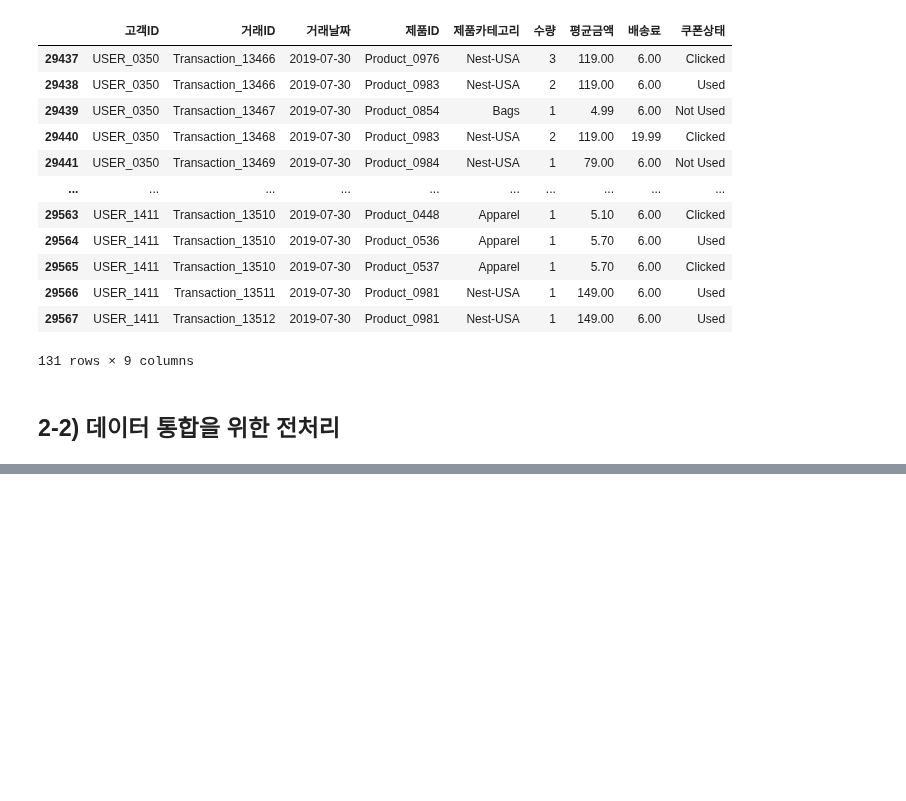
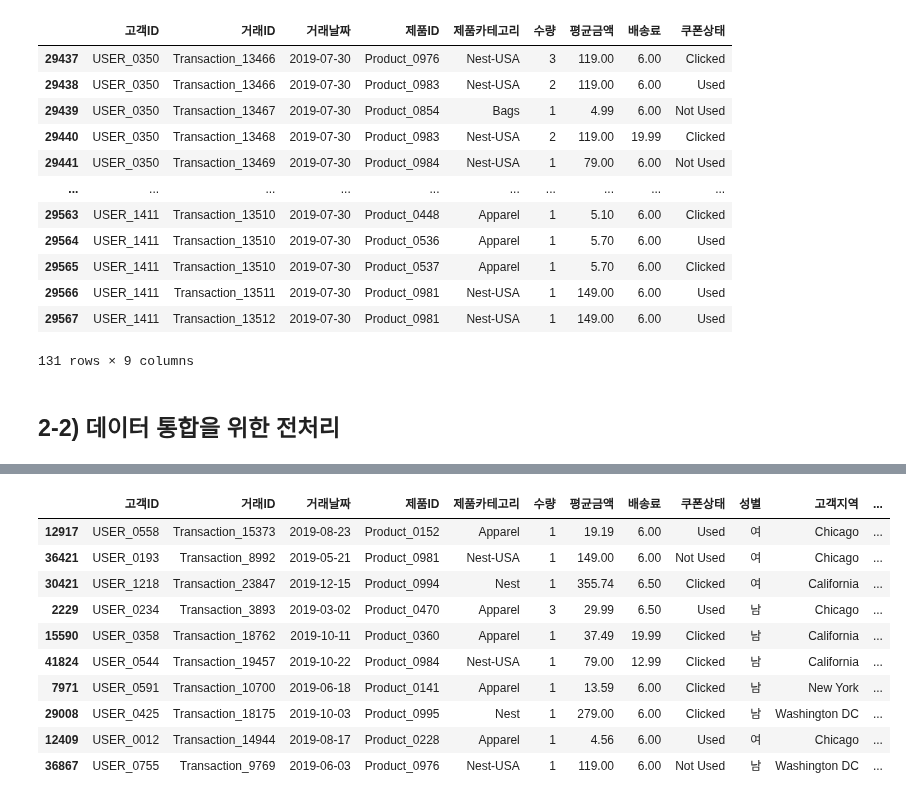
Before and after one commit to tiod0611/practice_language, a Jupyter notebook: python/데이터분석/ecommerce/훈태박사_공유코드.ipynb, the cells around one changed output, grey strips where cells are left out. Drawn from its saved outputs; the diff is of its cells as text; code cells hidden in the pictures; blank space fills up the shorter version.

```diff
--- a/python/데이터분석/ecommerce/훈태박사_공유코드.ipynb
+++ b/python/데이터분석/ecommerce/훈태박사_공유코드.ipynb
@@ -390,0 +302,14 @@ month_dict = {
+# %%
+df.sample(10)
+# %% [output]
+|  | 고객ID | 거래ID | 거래날짜 | 제품ID | 제품카테고리 | 수량 | 평균금액 | 배송료 | 쿠폰상태 | 성별 | 고객지역 | ... |
+| 12917 | USER_0558 | Transaction_15373 | 2019-08-23 | Product_0152 | Apparel | 1 | 19.19 | 6.00 | Used | 여 | Chicago | ... |
+| 36421 | USER_0193 | Transaction_8992 | 2019-05-21 | Product_0981 | Nest-USA | 1 | 149.00 | 6.00 | Not Used | 여 | Chicago | ... |
+| 30421 | USER_1218 | Transaction_23847 | 2019-12-15 | Product_0994 | Nest | 1 | 355.74 | 6.50 | Clicked | 여 | California | ... |
+| 2229 | USER_0234 | Transaction_3893 | 2019-03-02 | Product_0470 | Apparel | 3 | 29.99 | 6.50 | Used | 남 | Chicago | ... |
+| 15590 | USER_0358 | Transaction_18762 | 2019-10-11 | Product_0360 | Apparel | 1 | 37.49 | 19.99 | Clicked | 남 | California | ... |
+| 41824 | USER_0544 | Transaction_19457 | 2019-10-22 | Product_0984 | Nest-USA | 1 | 79.00 | 12.99 | Clicked | 남 | California | ... |
+| 7971 | USER_0591 | Transaction_10700 | 2019-06-18 | Product_0141 | Apparel | 1 | 13.59 | 6.00 | Clicked | 남 | New York | ... |
+| 29008 | USER_0425 | Transaction_18175 | 2019-10-03 | Product_0995 | Nest | 1 | 279.00 | 6.00 | Clicked | 남 | Washington DC | ... |
+| 12409 | USER_0012 | Transaction_14944 | 2019-08-17 | Product_0228 | Apparel | 1 | 4.56 | 6.00 | Used | 여 | Chicago | ... |
+| 36867 | USER_0755 | Transaction_9769 | 2019-06-03 | Product_0976 | Nest-USA | 1 | 119.00 | 6.00 | Not Used | 남 | Washington DC | ... |
```
Also changed, not shown: parts of 28 cells of this notebook.
